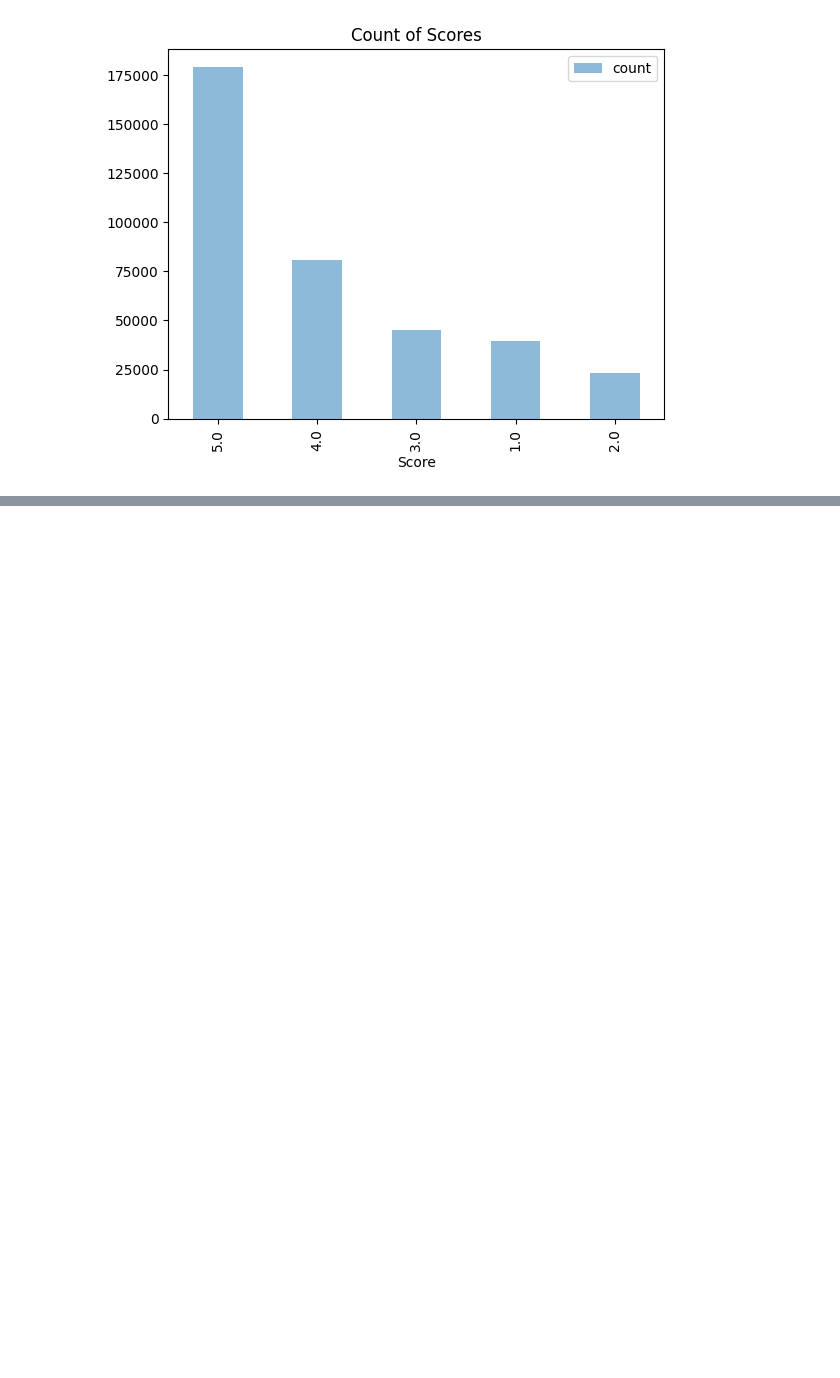
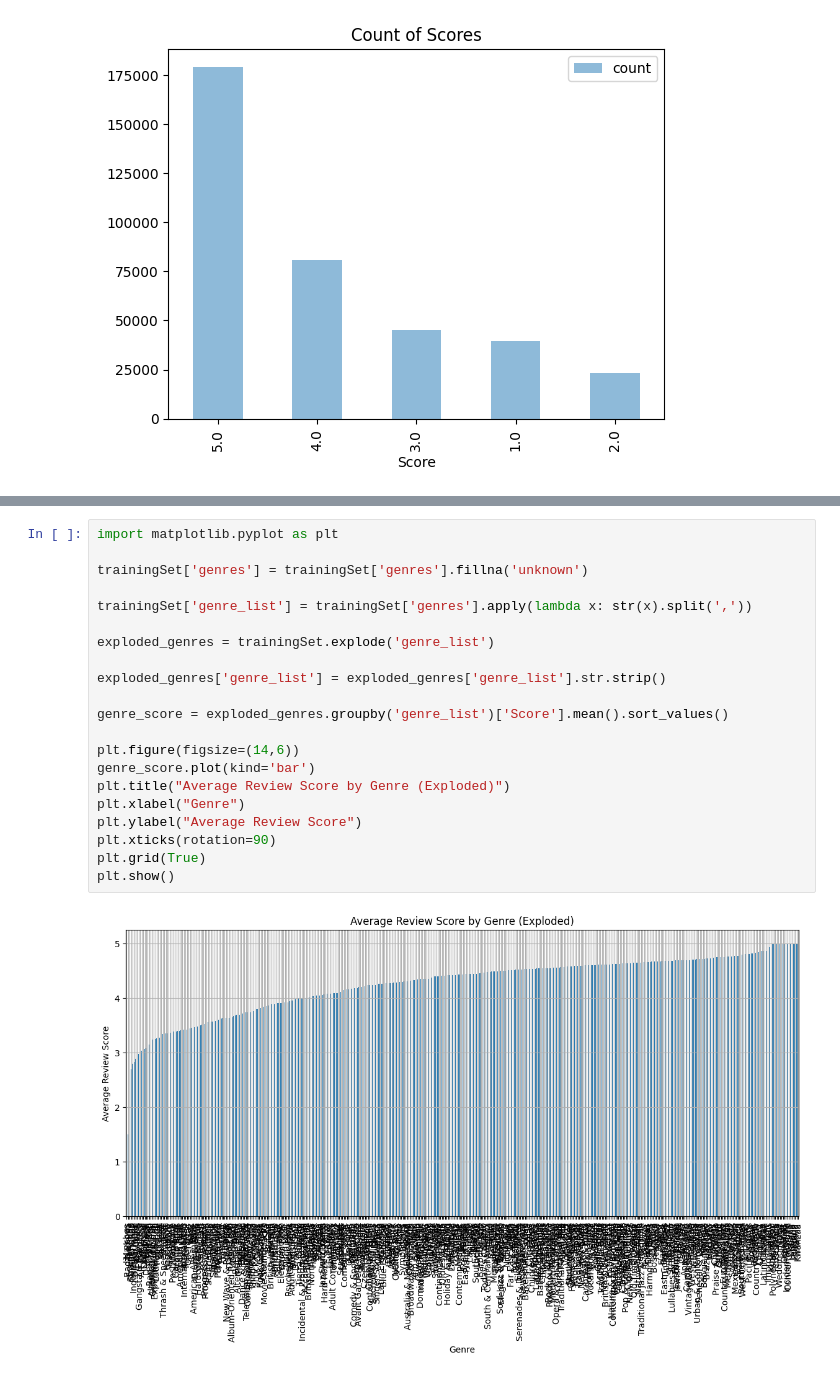
Before and after one commit to thoknee/cs506Midterm2, a Jupyter notebook: analysis.ipynb, the cells around one changed output, grey strips where cells are left out. Drawn from its saved outputs; the diff is of its cells as text; blank space fills up the shorter version.

```diff
--- a/analysis.ipynb
+++ b/analysis.ipynb
@@ -151,3 +147,26 @@ See the caveats in the documentation: https://pandas.pydata.org/pandas-docs/stab
+# %%
+import matplotlib.pyplot as plt
+
+trainingSet['genres'] = trainingSet['genres'].fillna('unknown')
+
+trainingSet['genre_list'] = trainingSet['genres'].apply(lambda x: str(x).split(','))
+
+exploded_genres = trainingSet.explode('genre_list')
+
+exploded_genres['genre_list'] = exploded_genres['genre_list'].str.strip()
+
+genre_score = exploded_genres.groupby('genre_list')['Score'].mean().sort_values()
+
+plt.figure(figsize=(14,6))
+genre_score.plot(kind='bar')
+plt.title("Average Review Score by Genre (Exploded)")
+plt.xlabel("Genre")
+plt.ylabel("Average Review Score")
+plt.xticks(rotation=90)
+plt.grid(True)
+plt.show()
+# %% [output]
+[figure, added]
 # %%
 import pickle
 import pandas as pd
```
Also changed, not shown: parts of 8 cells of this notebook, 2 other files.
